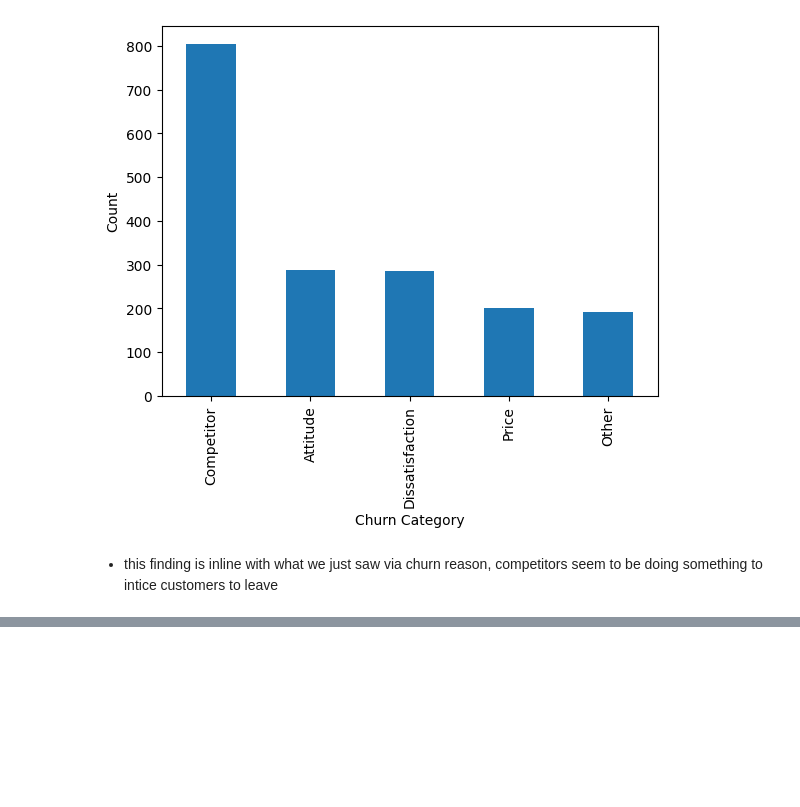
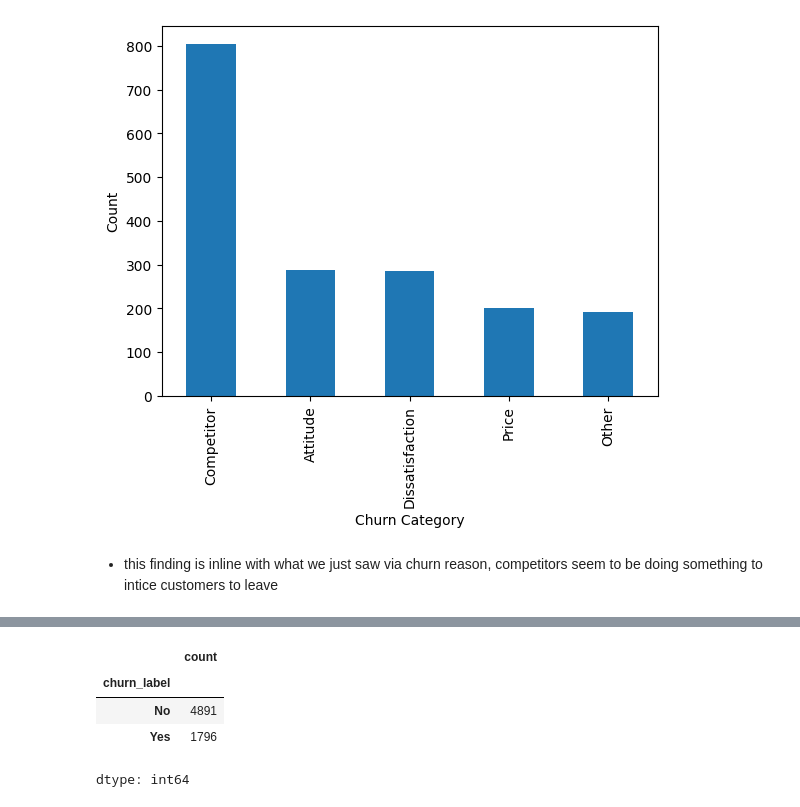
Before and after one commit to ELBrown11/Analyzing-Customer-Churn-using-Machine-Learning, a Jupyter notebook: CustomerChurn.ipynb, the cells around one changed output, grey strips where cells are left out. Drawn from its saved outputs; the diff is of its cells as text; code cells hidden in the pictures; blank space fills up the shorter version.

```diff
--- a/CustomerChurn.ipynb
+++ b/CustomerChurn.ipynb
@@ -104,0 +144,8 @@ plt.show()
+# %%
+data['churn_label'].value_counts()
+# %% [output]
+|  | count |
+| churn_label |  |
+| No | 4891 |
+| Yes | 1796 |
+dtype: int64
```
Also changed, not shown: parts of 3 cells of this notebook.
